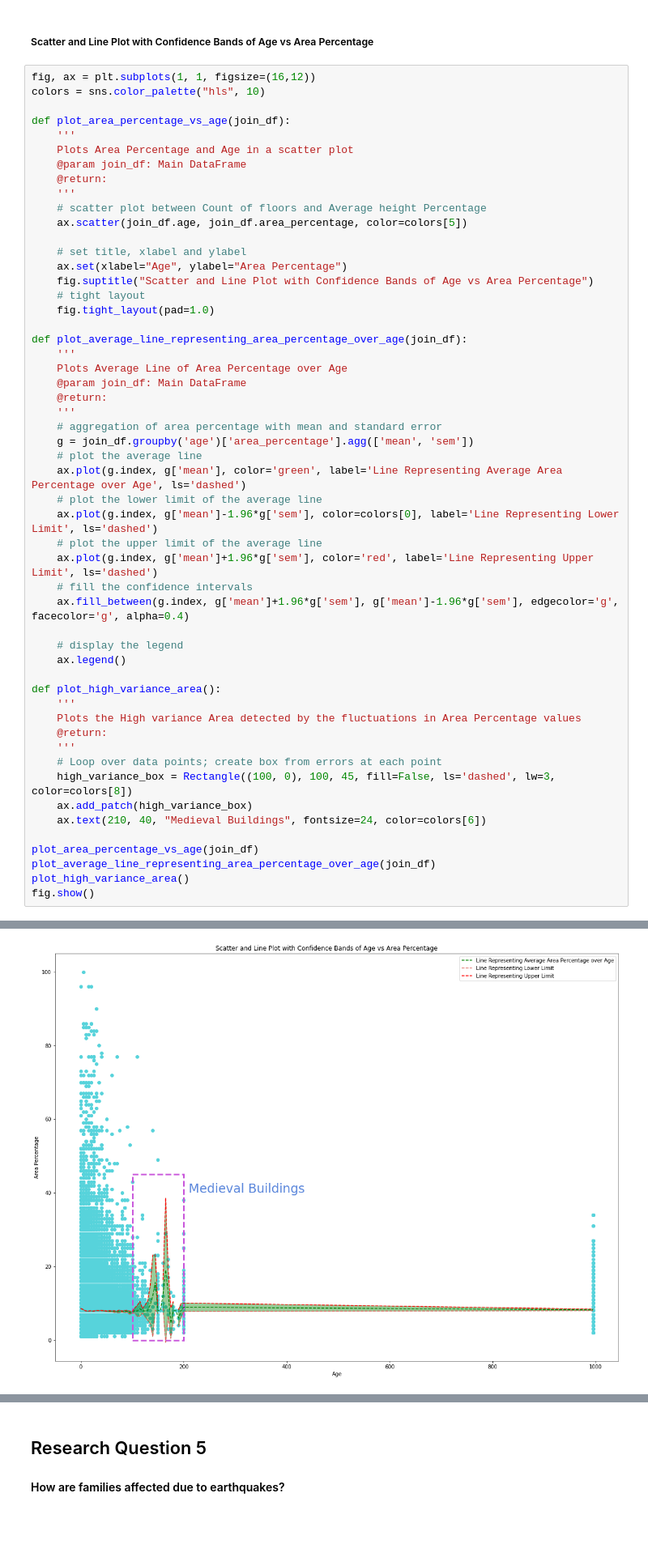
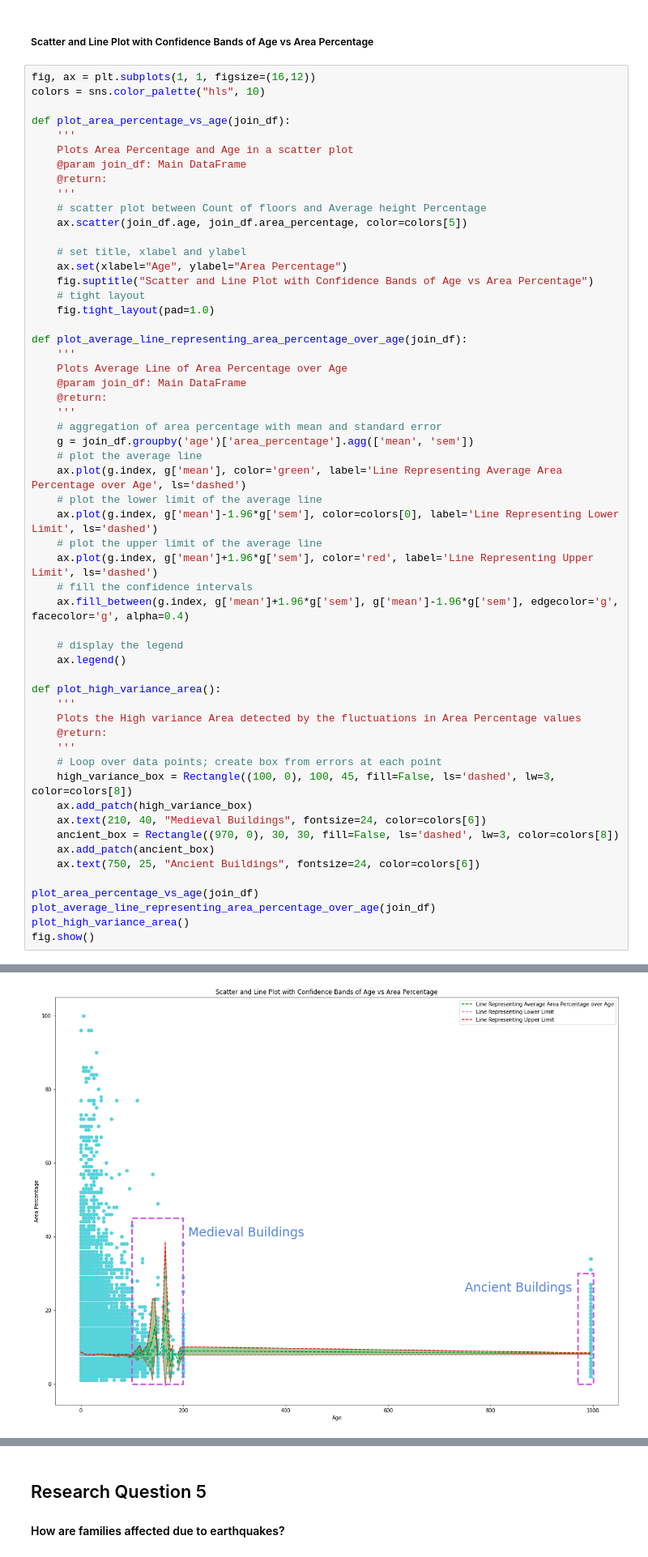
Before and after one commit to DS-Group22-ADP/Practical-Project, a Jupyter notebook: notebooks/Exploratory-Data-Analysis.ipynb, the cells around one changed output, grey strips where cells are left out. Shown at 81% size. Cells and saved outputs as stored; diff of their text form; blank space fills up the shorter version.

```diff
--- a/notebooks/Exploratory-Data-Analysis.ipynb
+++ b/notebooks/Exploratory-Data-Analysis.ipynb
@@ -1105,31 +1122,34 @@ def plot_average_line_representing_area_percentage_over_age(join_df):
     # aggregation of area percentage with mean and standard error
     g = join_df.groupby('age')['area_percentage'].agg(['mean', 'sem'])
     # plot the average line
     ax.plot(g.index, g['mean'], color='green', label='Line Representing Average Area Percentage over Age', ls='dashed')
     # plot the lower limit of the average line
     ax.plot(g.index, g['mean']-1.96*g['sem'], color=colors[0], label='Line Representing Lower Limit', ls='dashed')
     # plot the upper limit of the average line
     ax.plot(g.index, g['mean']+1.96*g['sem'], color='red', label='Line Representing Upper Limit', ls='dashed')
     # fill the confidence intervals
     ax.fill_between(g.index, g['mean']+1.96*g['sem'], g['mean']-1.96*g['sem'], edgecolor='g', facecolor='g', alpha=0.4)
 
     # display the legend
     ax.legend()
 
 def plot_high_variance_area():
     '''
     Plots the High variance Area detected by the fluctuations in Area Percentage values
     @return:
     '''
     # Loop over data points; create box from errors at each point
     high_variance_box = Rectangle((100, 0), 100, 45, fill=False, ls='dashed', lw=3, color=colors[8])
     ax.add_patch(high_variance_box)
     ax.text(210, 40, "Medieval Buildings", fontsize=24, color=colors[6])
+    ancient_box = Rectangle((970, 0), 30, 30, fill=False, ls='dashed', lw=3, color=colors[8])
+    ax.add_patch(ancient_box)
+    ax.text(750, 25, "Ancient Buildings", fontsize=24, color=colors[6])
 
 plot_area_percentage_vs_age(join_df)
 plot_average_line_representing_area_percentage_over_age(join_df)
 plot_high_variance_area()
 fig.show()
 # %% [output]
 Matplotlib is currently using module://matplotlib_inline.backend_inline, which is a non-GUI backend, so cannot show the figure.
-[figure, old version]
+[figure, new version]
```
Also changed, not shown: parts of 10 cells of this notebook, 1 other file.
